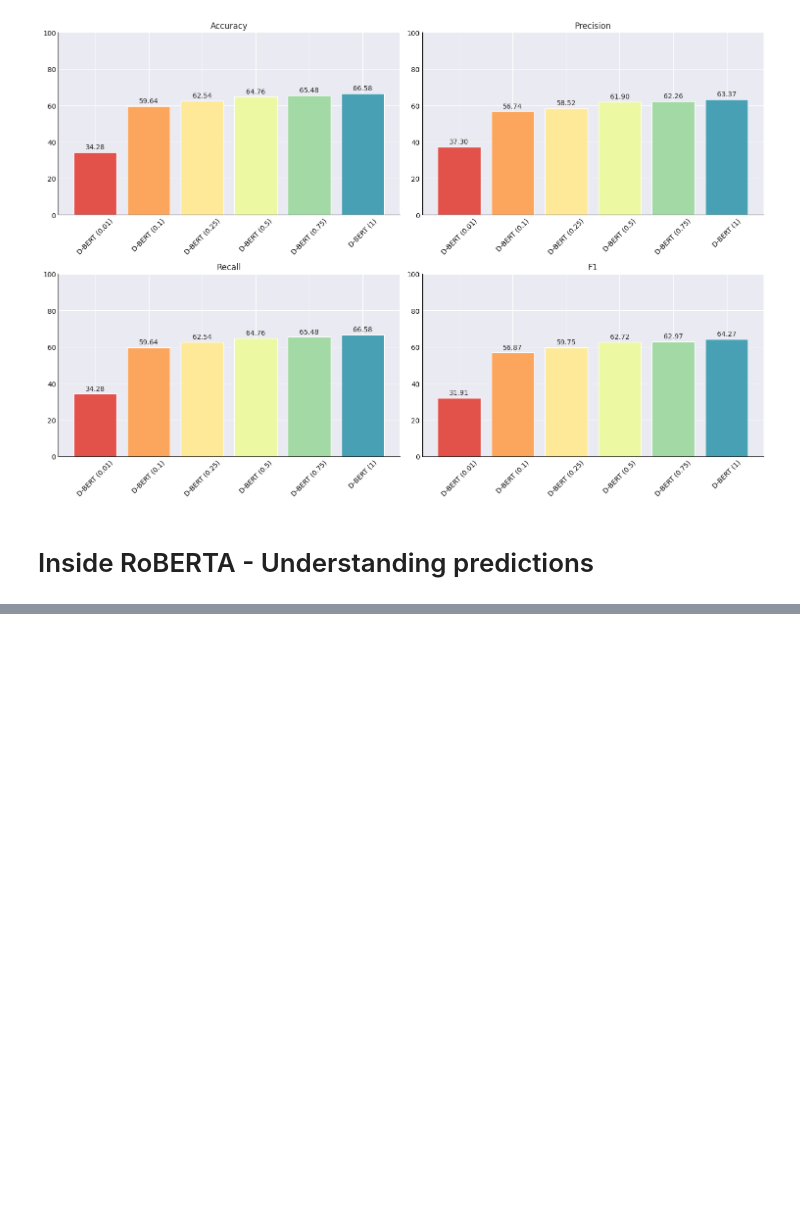
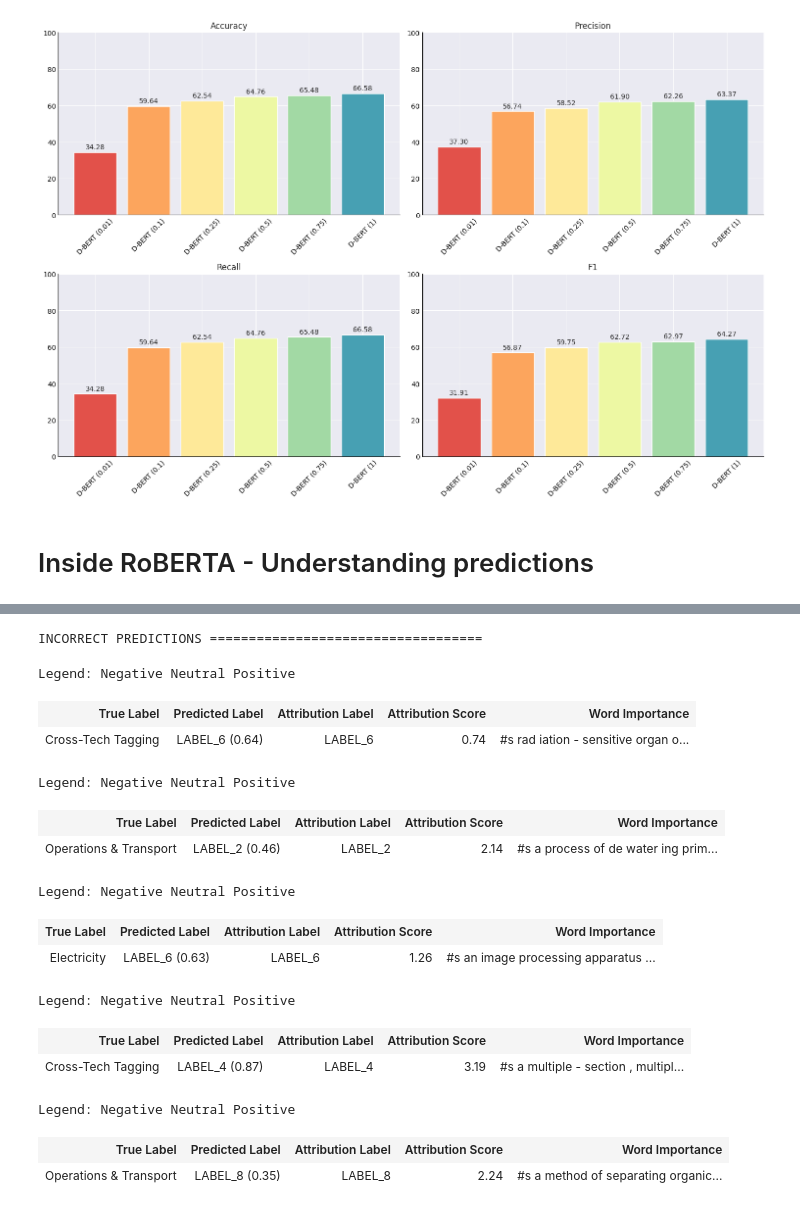
Before and after one commit to m9o8/anlp_final_project, a Jupyter notebook: code/task3.ipynb, the cells around one changed output, grey strips where cells are left out. Cells and saved outputs as stored; diff of their text form; code cells hidden in the pictures; blank space fills up the shorter version.

```diff
--- a/code/task3.ipynb
+++ b/code/task3.ipynb
@@ -702,0 +251,30 @@ KeyboardInterrupt:
+# %%
+print("INCORRECT PREDICTIONS ===================================")
+for text, true_label, pred_label in wrong_predictions:
+# text, true_label, pred_label = examples[0][0], examples[0][1], examples[0][2]
+    word_attributions = explainer(text)
+
+    CLASS_NAMES = {
+        0: "Human Needs", 1: "Operations & Transport", 2: "Chemistry & Metallurgy",
+        3: "Textiles & Paper", 4: "Construction", 5: "Mechanical & Thermal Engineering",
+        6: "Physics", 7: "Electricity", 8: "Cross-Tech Tagging"
+    }
+
+    explainer.visualize(true_class=CLASS_NAMES[true_label])
+# %% [output]
+INCORRECT PREDICTIONS ===================================
+Legend: Negative Neutral Positive
+| True Label | Predicted Label | Attribution Label | Attribution Score | Word Importance |
+| Cross-Tech Tagging | LABEL_6 (0.64) | LABEL_6 | 0.74 | #s rad iation - sensitive organ o... |
+Legend: Negative Neutral Positive
+| True Label | Predicted Label | Attribution Label | Attribution Score | Word Importance |
+| Operations & Transport | LABEL_2 (0.46) | LABEL_2 | 2.14 | #s a process of de water ing prim... |
+Legend: Negative Neutral Positive
+| True Label | Predicted Label | Attribution Label | Attribution Score | Word Importance |
+| Electricity | LABEL_6 (0.63) | LABEL_6 | 1.26 | #s an image processing apparatus ... |
+Legend: Negative Neutral Positive
+| True Label | Predicted Label | Attribution Label | Attribution Score | Word Importance |
+| Cross-Tech Tagging | LABEL_4 (0.87) | LABEL_4 | 3.19 | #s a multiple - section , multipl... |
+Legend: Negative Neutral Positive
+| True Label | Predicted Label | Attribution Label | Attribution Score | Word Importance |
+| Operations & Transport | LABEL_8 (0.35) | LABEL_8 | 2.24 | #s a method of separating organic... |
```
Also changed, not shown: parts of 27 cells of this notebook, 1 other file.
